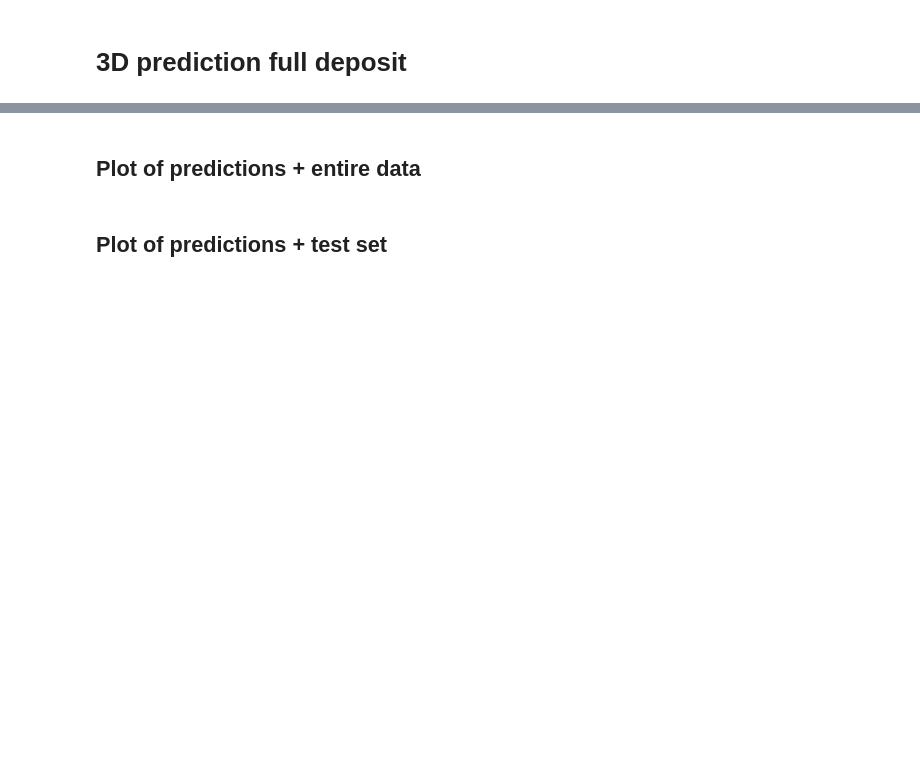
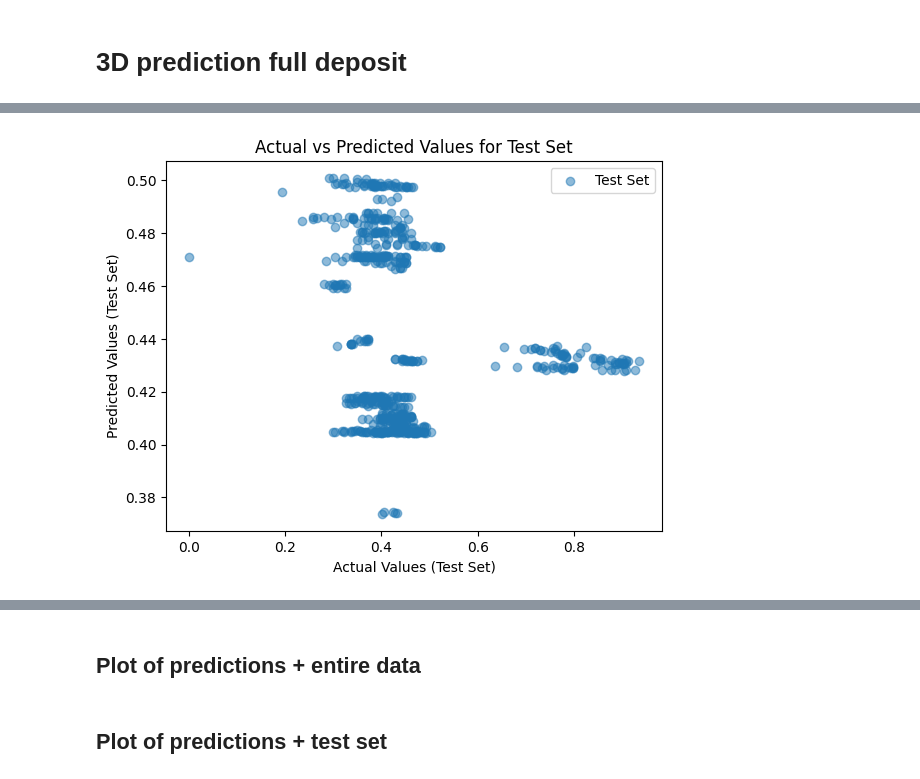
Before and after one commit to Fabian-Leal/PhD-Thesis---Incorporating-Deep-Learning-into-Statistical-Models-for-Spatial-Interpolation, a Jupyter notebook: Paper 3 PhD BNNs for multivariate predictions/NN only spatial/NN 3D full deposit.ipynb, the cells around one changed output, grey strips where cells are left out. Drawn from its saved outputs; the diff is of its cells as text; code cells hidden in the pictures; blank space fills up the shorter version.

Commit message:
comparison_covariates_noncov

```diff
--- a/Paper 3 PhD BNNs for multivariate predictions/NN only spatial/NN 3D full deposit.ipynb
+++ b/Paper 3 PhD BNNs for multivariate predictions/NN only spatial/NN 3D full deposit.ipynb
@@ -16,4 +16,17 @@ from sklearn.model_selection import train_test_split
 from sklearn.preprocessing import MinMaxScaler
 # %%
 #two_composite_filtered = pd.read_csv("Curated_data/two_composite_filtered.csv", low_memory=False)
-two_composite_filtered = pd.read_csv("Curated_data/cluster_0_data.csv", low_memory=False)
+two_composite_filtered = pd.read_csv("../Curated_data/cluster_0_data.csv", low_memory=False)
+# %%
+
+mineral = 'Density_gcm3'
+covariates = ['Sulph1_Code', 'Sulph1_Pct', 'Sulph2_Code', 'Sulph2_Pct']
+
+#Select columns of interest
+selected_columns = ["Name", 'X', 'Y', 'Z', mineral] + covariates
+two_composite_1mineral = two_composite_filtered[selected_columns]
+
+#Drop NA's
+deposit_data = two_composite_1mineral.dropna(subset=[mineral] + covariates)
+# %%
+deposit_data = deposit_data.iloc[:, :5]
@@ -265,0 +286,79 @@ See the caveats in the documentation: https://pandas.pydata.org/pandas-docs/stab
+# %%
+import matplotlib.pyplot as plt
+
+# Generate predictions for the test set
+test_predictions = model(x_test)
+
+# Convert torch tensors to NumPy arrays
+y_test_np = y_test.numpy()
+test_predictions_np = test_predictions.detach().numpy()
+
+# Plot actual vs predicted values for the test set
+plt.scatter(y_test_np, test_predictions_np, alpha=0.5, label='Test Set')
+plt.xlabel('Actual Values (Test Set)')
+plt.ylabel('Predicted Values (Test Set)')
+plt.title('Actual vs Predicted Values for Test Set')
+plt.legend()
+plt.show()
+
+# Calculate residuals for the test set
+test_residuals = y_test_np - test_predictions_np
+
+# Plot residuals for the test set
+plt.scatter(y_test_np, test_residuals, alpha=0.5, label='Test Set')
+plt.axhline(y=0, color='r', linestyle='--', linewidth=2)  # Add a horizontal line at y=0 for reference
+plt.xlabel('Actual Values (Test Set)')
+plt.ylabel('Residuals (Test Set)')
+plt.title('Residual Plot for Test Set')
+plt.legend()
+plt.show()
+
+# Generate predictions for the training set
+train_predictions = model(x_train)
+
+# Convert torch tensors to NumPy arrays
+y_train_np = y_train.numpy()
+train_predictions_np = train_predictions.detach().numpy()
+
+# Plot actual vs predicted values for the training set
+plt.scatter(y_train_np, train_predictions_np, alpha=0.5, label='Training Set')
+plt.xlabel('Actual Values (Training Set)')
+plt.ylabel('Predicted Values (Training Set)')
+plt.title('Actual vs Predicted Values for Training Set')
+plt.legend()
+plt.show()
+
+# Calculate residuals for the training set
+train_residuals = y_train_np - train_predictions_np
+
+# Plot residuals for the training set
+plt.scatter(y_train_np, train_residuals, alpha=0.5, label='Training Set')
+plt.axhline(y=0, color='r', linestyle='--', linewidth=2)  # Add a horizontal line at y=0 for reference
+plt.xlabel('Actual Values (Training Set)')
+plt.ylabel('Residuals (Training Set)')
+plt.title('Residual Plot for Training Set')
+plt.legend()
+plt.show()
+
+from sklearn.metrics import mean_squared_error, mean_absolute_error, r2_score
+
+# Function to print evaluation metrics
+def print_metrics(actual, predicted, set_name):
+    mse = mean_squared_error(actual, predicted)
+    rmse = np.sqrt(mse)
+    mae = mean_absolute_error(actual, predicted)
+    r2 = r2_score(actual, predicted)
+
+    print(f"Metrics for {set_name} set:")
+    print(f"  MSE: {mse:.4f}")
+    print(f"  RMSE: {rmse:.4f}")
+    print(f"  MAE: {mae:.4f}")
+    print(f"  R^2: {r2:.4f}\n")
+
+# Print metrics for the test set
+print_metrics(y_test_np, test_predictions_np, "Test")
+
+# Print metrics for the training set
+print_metrics(y_train_np, train_predictions_np, "Training")
+# %% [output]
+[figure, added]
```
Also changed, not shown: parts of 5 cells of this notebook, 5 other files.
